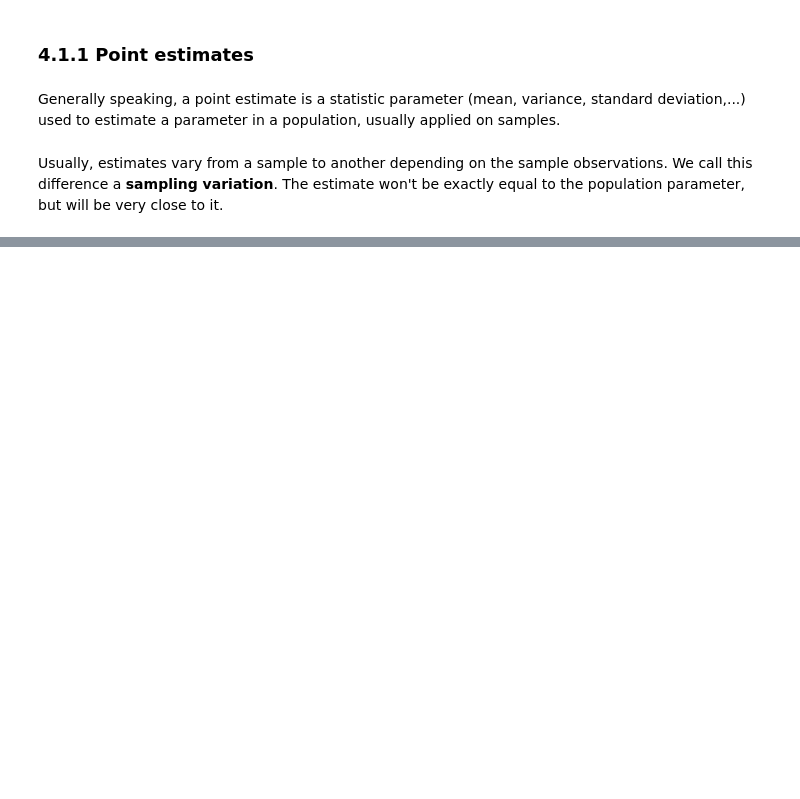
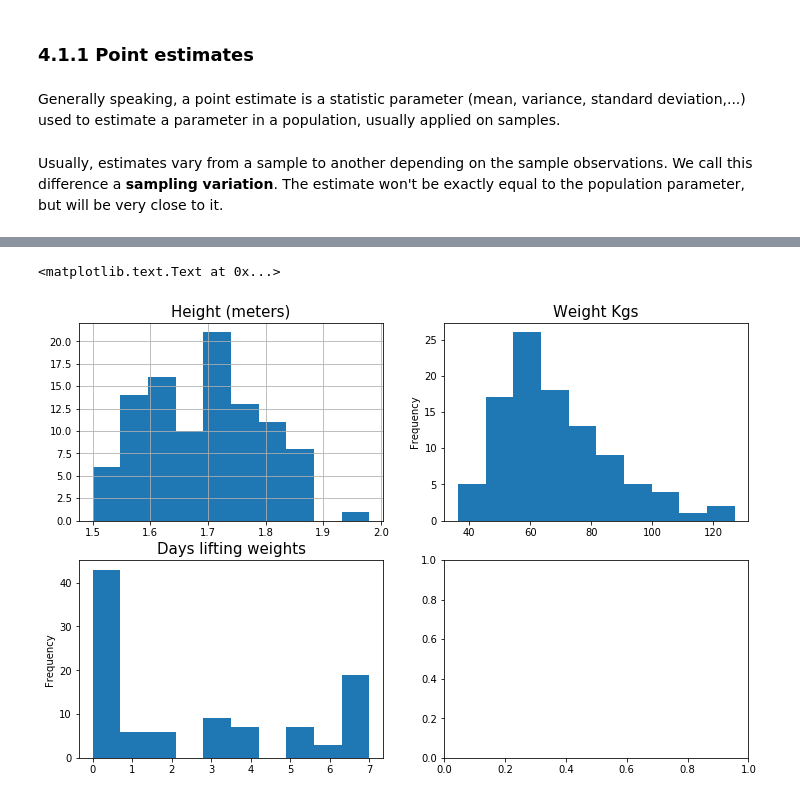
Before and after one commit to chikoungoun/OpenIntro, a Jupyter notebook: Chapter 4/Chap4_Foundations_for_Inference.ipynb, the cells around one changed output, grey strips where cells are left out. Saved outputs shown, nothing was run; the diff lists cells and outputs as text; code cells hidden in the pictures; blank space fills up the shorter version.

Commit message:
Updating the file with the lifting data

```diff
--- a/Chapter 4/Chap4_Foundations_for_Inference.ipynb
+++ b/Chapter 4/Chap4_Foundations_for_Inference.ipynb
@@ -50,0 +54,2 @@ df.head(20)
+# %%
+sampl = df.sample(n=100)
@@ -50,0 +65,19 @@ df.head(20)
+# %%
+import matplotlib.pyplot as plt
+%matplotlib inline
+fig, axarr = plt.subplots(2,2,figsize=(12,8))
+
+#Distribution of height
+sampl['height'].hist(ax=axarr[0][0],)
+axarr[0][0].set_title("Height (meters)", fontsize=15)
+
+#Distribution of weight
+sampl['weight'].plot.hist(ax=axarr[0][1])
+axarr[0][1].set_title("Weight Kgs", fontsize=15)
+
+#Distribution of physical activity in Past week
+sampl['lifting'].plot.hist(ax=axarr[1][0])
+axarr[1][0].set_title("Days lifting weights", fontsize=15)
+# %% [output]
+<matplotlib.text.Text at 0x...>
+[figure, added]
```
Also changed, not shown: parts of 15 cells of this notebook.
